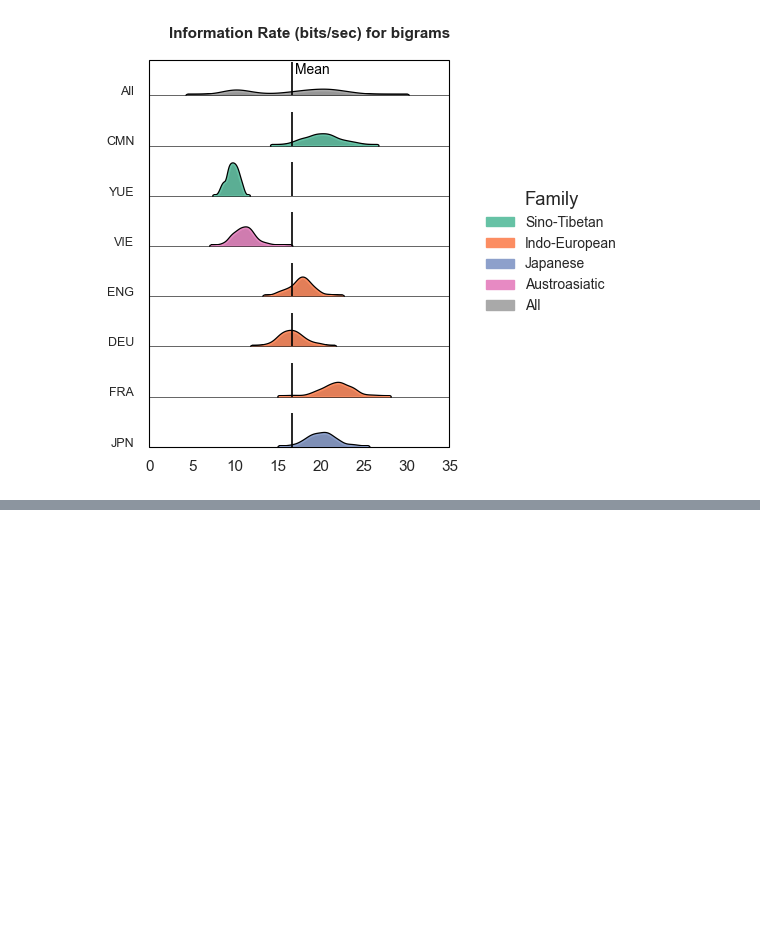
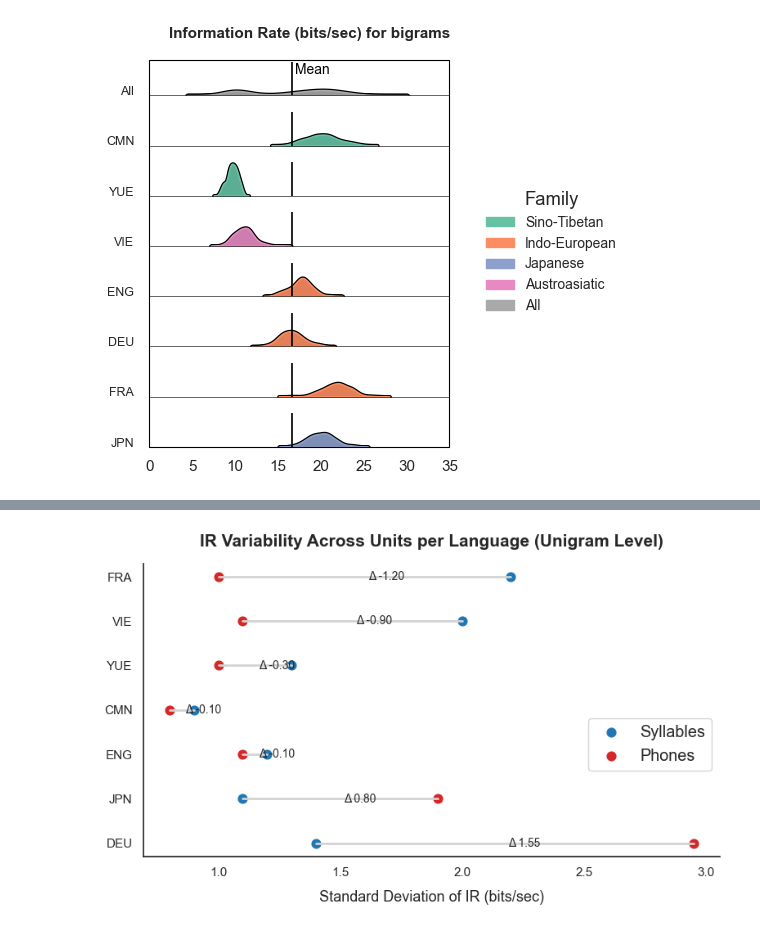
Before and after one commit to ETHZMSProjects/Coupe_Expansion, a Jupyter notebook: emillys_code/plotting.ipynb, the cells around one changed output, grey strips where cells are left out. Saved outputs shown, nothing was run; the diff lists cells and outputs as text; code cells hidden in the pictures; blank space fills up the shorter version.

```diff
--- a/emillys_code/plotting.ipynb
+++ b/emillys_code/plotting.ipynb
@@ -265,0 +409,49 @@ plot_inforate_vs_ngram_order()
+# %%
+import pandas as pd
+import matplotlib.pyplot as plt
+import seaborn as sns
+
+# Prepare consistent style
+sns.set_context("notebook", font_scale=1.3)
+sns.set_style("white")
+
+# Example data
+df_std = pd.DataFrame({
+    "Language": ["FRA", "DEU", "JPN", "CMN", "VIE", "YUE", "ENG"] * 2,
+    "Unit": ["sylls"] * 7 + ["phones"] * 7,
+    "Std_IR": [2.2, 1.4, 1.1, 0.9, 2.0, 1.3, 1.2,
+               1.0, 2.95, 1.9, 0.8, 1.1, 1.0, 1.1]
+})
+
+# Pivot and compute delta
+pivot_std = df_std.pivot(index="Language", columns="Unit", values="Std_IR").reset_index()
+pivot_std["Delta"] = pivot_std["phones"] - pivot_std["sylls"]
+pivot_std = pivot_std.sort_values("Delta", ascending=False)
+
+# Plot setup
+plt.figure(figsize=(8, 5))
+custom_colors = {"sylls": "#1f77b4", "phones": "#d62728"}
+
+# Draw dumbbells
+for i, row in pivot_std.iterrows():
+    plt.plot([row["sylls"], row["phones"]], [row["Language"]] * 2, color="lightgray", linewidth=2)
+    plt.scatter(row["sylls"], row["Language"], color=custom_colors["sylls"], s=60, label="Syllables" if i == 0 else "")
+    plt.scatter(row["phones"], row["Language"], color=custom_colors["phones"], s=60, label="Phones" if i == 0 else "")
+    plt.text((row["sylls"] + row["phones"]) / 2 + 0.015, row["Language"],
+             f"Δ {row['Delta']:.2f}", va='center', ha='left', fontsize=10)
+
+# Titles and labels
+plt.title("IR Variability Across Units per Language (Unigram Level)", fontsize=15, weight='bold', pad=15)
+plt.xlabel("Standard Deviation of IR (bits/sec)", fontsize=13, labelpad=10)
+plt.ylabel("")
+plt.xticks(fontsize=11)
+plt.yticks(fontsize=11)
+plt.legend(bbox_to_anchor=(1, 0.5), loc='upper right', frameon=True)
+
+# Final styling
+sns.despine()
+plt.grid(False)
+plt.tight_layout()
+plt.show()
+# %% [output]
+[figure, added]
```
Also changed, not shown: parts of 4 cells of this notebook, 3 other files.
